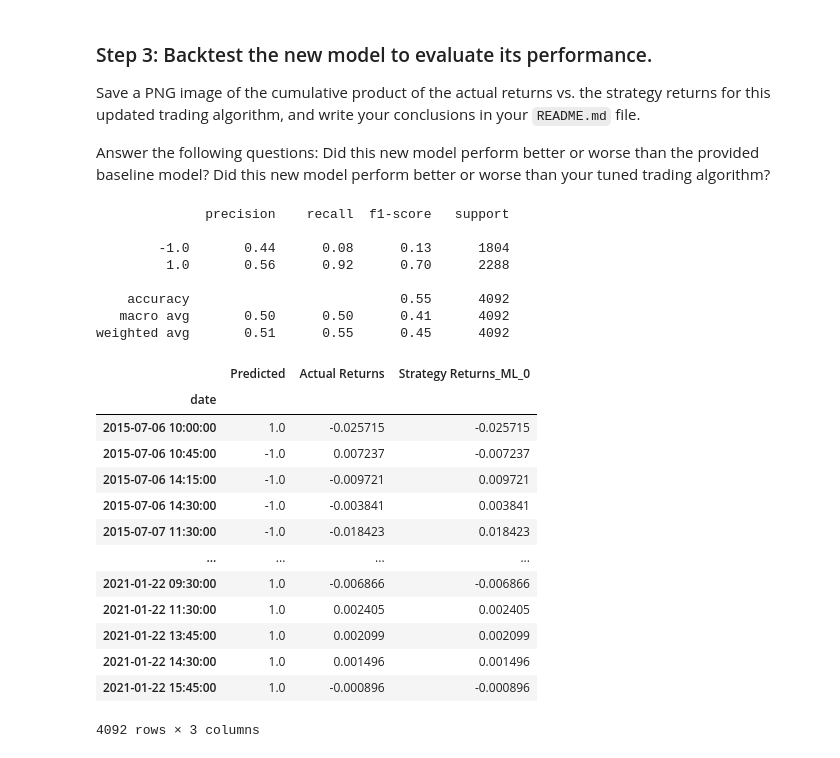
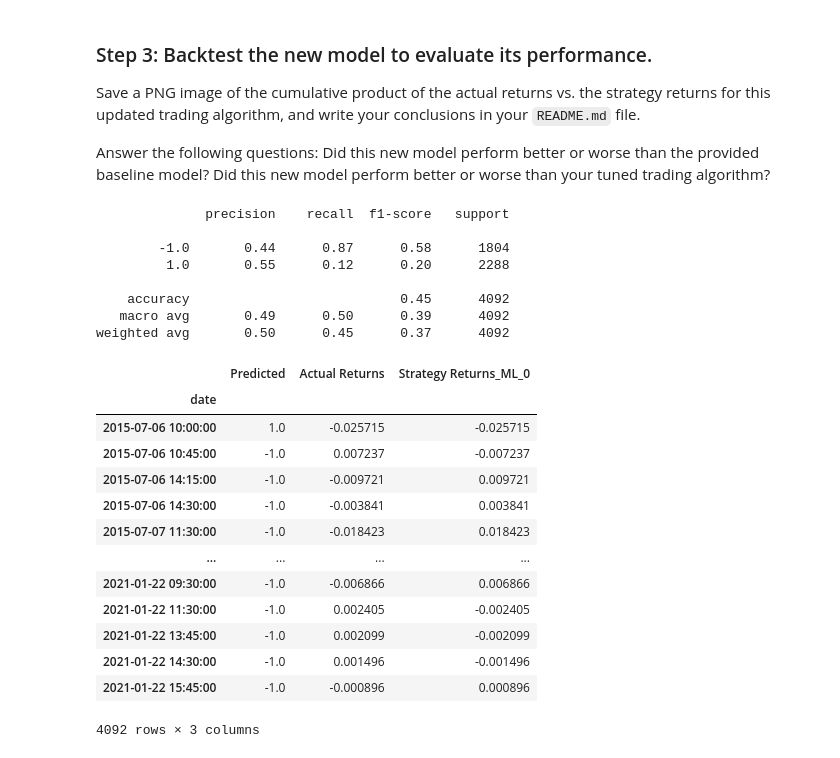
Before and after one commit to boz-tcm/algorithmic-trading-challenge, a Jupyter notebook: machine_learning_trading_bot_baseline.ipynb, the cells around one changed output. Cells and saved outputs as stored; diff of their text form; code cells hidden in the pictures.

```diff
--- a/machine_learning_trading_bot_baseline.ipynb
+++ b/machine_learning_trading_bot_baseline.ipynb
@@ -672,10 +673,10 @@ decision_tree_model = DecisionTreeClassifier()
 algo_trading_decision_tree_model = decision_tree_model.fit(X_train_scaled, y_train)
 
 # Use the testing dataset to generate the predictions for the new model
-algo_trading_decision_tree_model_pred = algo_trading_ada_model.predict(X_test_scaled)
+algo_trading_decision_tree_model_pred = algo_trading_decision_tree_model.predict(X_test_scaled)
 
 # Review the model's predicted values
-display(algo_trading_ada_model_pred[:20].reshape(-1,1))
+display(algo_trading_decision_tree_model_pred[:20].reshape(-1,1))
 # %% [output]
 array([[ 1.],
        [-1.],
@@ -707,51 +708,51 @@ Did this new model perform better or worse than the provided baseline model?
 Did this new model perform better or worse than your tuned trading algorithm?
 # %%
 # Use a classification report to evaluate the model using the predictions and testing data
-algo_trading_ada_model_testing_report = classification_report(y_test, algo_trading_ada_model_pred)
+algo_trading_decision_tree_model_testing_report = classification_report(y_test, algo_trading_decision_tree_model_pred)
 
 # Print the classification report
-print(algo_trading_ada_model_testing_report)
+print(algo_trading_decision_tree_model_testing_report)
 # %% [output]
               precision    recall  f1-score   support
 
-        -1.0       0.44      0.08      0.13      1804
-         1.0       0.56      0.92      0.70      2288
+        -1.0       0.44      0.87      0.58      1804
+         1.0       0.55      0.12      0.20      2288
 
-    accuracy                           0.55      4092
-   macro avg       0.50      0.50      0.41      4092
-weighted avg       0.51      0.55      0.45      4092
+    accuracy                           0.45      4092
+   macro avg       0.49      0.50      0.39      4092
+weighted avg       0.50      0.45      0.37      4092
 # %%
 # Create a new empty predictions DataFrame:
 
 # Create a predictions DataFrame
-algo_trading_ada_model_predictions_df = pd.DataFrame(index=y_test.index)
+algo_trading_decision_tree_model_predictions_df = pd.DataFrame(index=y_test.index)
 #display(algo_trading_ada_model_predictions_df)
 
 # Add the AdaBoost model predictions to the DataFrame
-algo_trading_ada_model_predictions_df['Predicted'] = algo_trading_ada_model_pred
+algo_trading_decision_tree_model_predictions_df['Predicted'] = algo_trading_decision_tree_model_pred
 
 # Add the actual returns to the DataFrame
-algo_trading_ada_model_predictions_df['Actual Returns'] = signals_df['Actual Returns']
+algo_trading_decision_tree_model_predictions_df['Actual Returns'] = signals_df['Actual Returns']
 
 # Add the strategy returns to the DataFrame
-algo_trading_ada_model_predictions_df['Strategy Returns_ML_0'] = algo_trading_ada_model_predictions_df['Actual Returns'] * algo_trading_ada_model_predictions_df['Predicted']
+algo_trading_decision_tree_model_predictions_df['Strategy Returns_ML_0'] = algo_trading_decision_tree_model_predictions_df['Actual Returns'] * algo_trading_decision_tree_model_predictions_df['Predicted']
 
 # Review the DataFrame
-display(algo_trading_ada_model_predictions_df)
+display(algo_trading_decision_tree_model_predictions_df)
 # %% [output]
 |  | Predicted | Actual Returns | Strategy Returns_ML_0 |
 | date |  |  |  |
 | 2015-07-06 10:00:00 | 1.0 | -0.025715 | -0.025715 |
 | 2015-07-06 10:45:00 | -1.0 | 0.007237 | -0.007237 |
 | 2015-07-06 14:15:00 | -1.0 | -0.009721 | 0.009721 |
 | 2015-07-06 14:30:00 | -1.0 | -0.003841 | 0.003841 |
 | 2015-07-07 11:30:00 | -1.0 | -0.018423 | 0.018423 |
 | ... | ... | ... | ... |
-| 2021-01-22 09:30:00 | 1.0 | -0.006866 | -0.006866 |
-| 2021-01-22 11:30:00 | 1.0 | 0.002405 | 0.002405 |
-| 2021-01-22 13:45:00 | 1.0 | 0.002099 | 0.002099 |
-| 2021-01-22 14:30:00 | 1.0 | 0.001496 | 0.001496 |
-| 2021-01-22 15:45:00 | 1.0 | -0.000896 | -0.000896 |
+| 2021-01-22 09:30:00 | -1.0 | -0.006866 | 0.006866 |
+| 2021-01-22 11:30:00 | -1.0 | 0.002405 | -0.002405 |
+| 2021-01-22 13:45:00 | -1.0 | 0.002099 | -0.002099 |
+| 2021-01-22 14:30:00 | -1.0 | 0.001496 | -0.001496 |
+| 2021-01-22 15:45:00 | -1.0 | -0.000896 | 0.000896 |
 4092 rows × 3 columns
 # %%
 # Plot the actual returns versus the strategy returns
```
Also changed, not shown: parts of 2 cells of this notebook, 3 other files.
